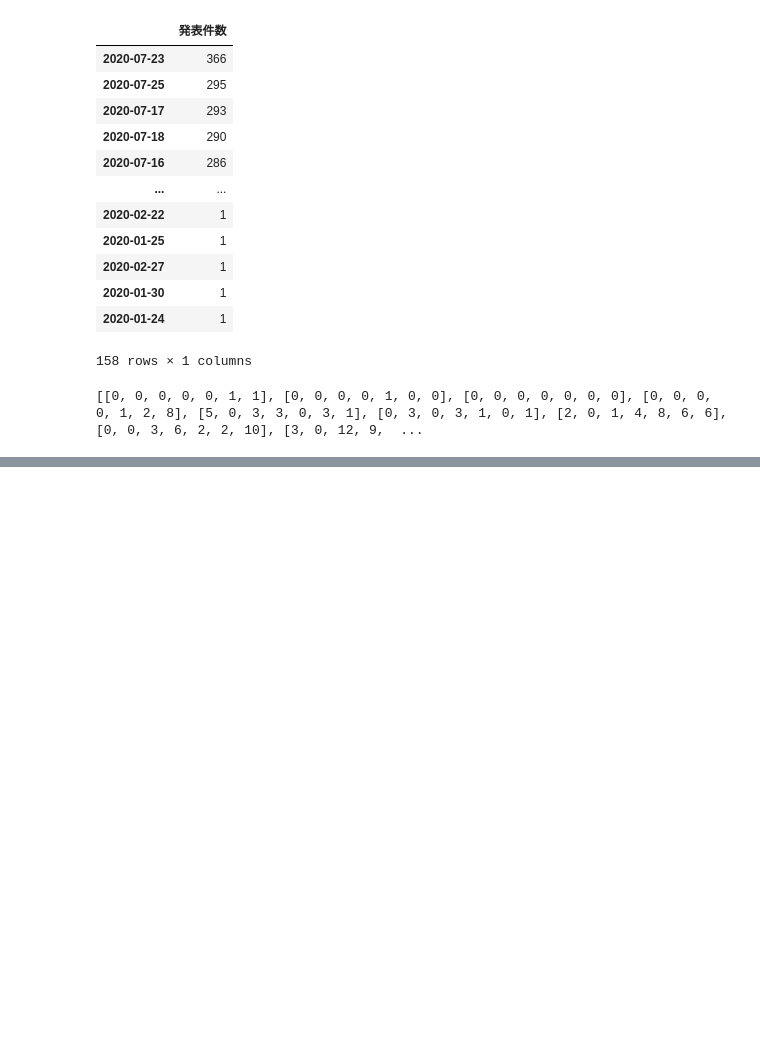
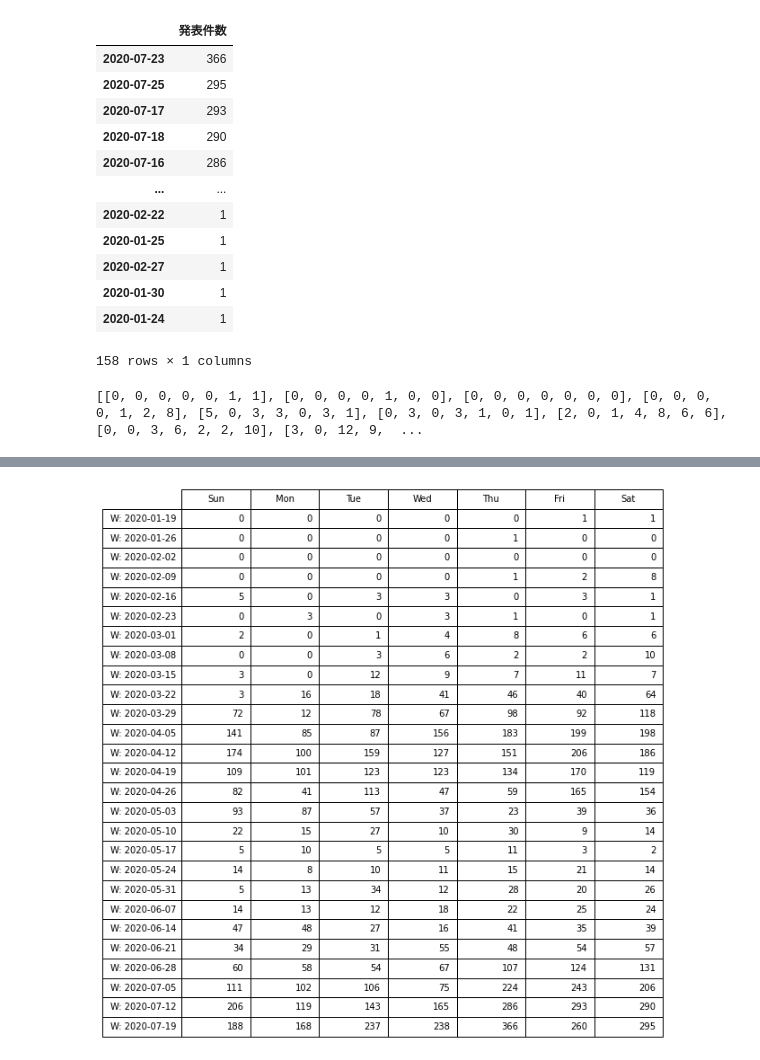
Before and after one commit to retore404/tokyo_covid19_calendar, a Jupyter notebook: TokyoCovidCalendar.ipynb, the cells around one changed output, grey strips where cells are left out. Saved outputs shown, nothing was run; the diff lists cells and outputs as text; code cells hidden in the pictures; blank space fills up the shorter version.

```diff
--- a/TokyoCovidCalendar.ipynb
+++ b/TokyoCovidCalendar.ipynb
@@ -127,0 +107,14 @@ result_df
+# %%
+# マッピングされたリストをデータフレームに
+result_df = pd.DataFrame(result)
+
+# 行名を変更
+BASE_DATE = datetime.date(year=2020, month=1, day=19)
+for row in result_df.itertuples():
+  week_start_day = BASE_DATE + datetime.timedelta(days=row[0]*7)
+  result_df=result_df.rename(index={int(row[0]): 'W: ' + str(week_start_day)})
+
+# 列名を曜日に変更
+result_df = result_df.rename(columns={0: 'Sun', 1: 'Mon', 2: 'Tue', 3: 'Wed', 4: 'Thu', 5: 'Fri', 6: 'Sat'})
+
+result_df
@@ -127,0 +139,12 @@ result_df
+# %%
+# 結果を画像として出力
+fig,ax = plt.subplots(figsize=((len(result_df.columns)+1)*1.2, (len(result_df)+1)*0.4))
+ax.axis('off')
+tbl = ax.table(cellText=result_df.values,
+               bbox=[0,0,1,1],
+               colLabels=result_df.columns,
+               rowLabels=result_df.index)
+# plt.savefig('table.png') #PNG画像出力
+plt.show()
+# %% [output]
+[figure, added]
```
Also changed, not shown: parts of 3 cells of this notebook.
